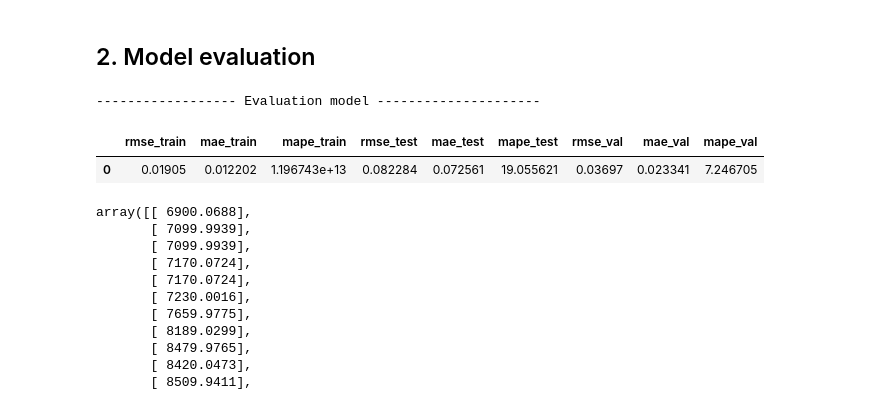
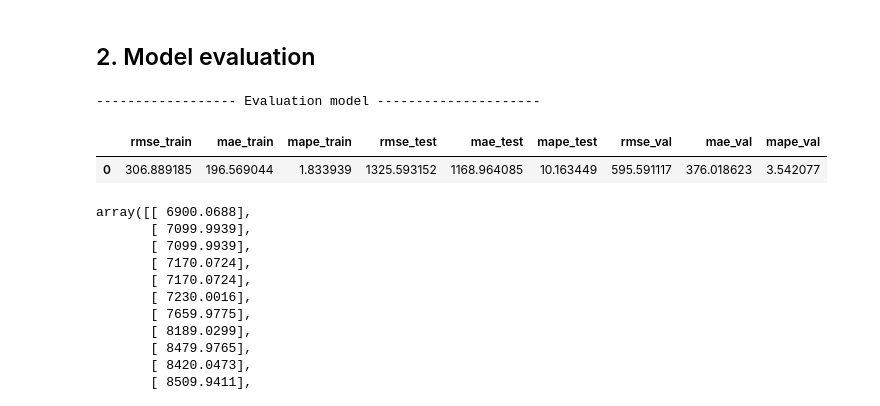
Before and after one commit to cawfee4/IS403_O22_HTCL_8, a Jupyter notebook: Model/ARIMA/ARIMA_ITD_622.ipynb, the cells around one changed output. Cells and saved outputs as stored; diff of their text form; code cells hidden in the pictures.

```diff
--- a/Model/ARIMA/ARIMA_ITD_622.ipynb
+++ b/Model/ARIMA/ARIMA_ITD_622.ipynb
@@ -258,38 +258,37 @@ y_pred_train = model.predict_in_sample()
 # inverse transform TRAIN (tra ve kieu truoc khi scale)
 pred_train = scaler.inverse_transform(np.array(y_pred_train).reshape(1, -1))
 y_actual_train = scaler.inverse_transform(df_train)
 
 # Dự đoán trên tập kiểm thử
 y_pred_test = model.predict(n_periods=len(df_test))
 # inverse transform TEST (tra ve kieu truoc khi scale)
 pred_test = scaler.inverse_transform(np.array(y_pred_test).reshape(1, -1))
 y_actual_test = scaler.inverse_transform(df_test)
 
 # cap nhat model voi tap test
 model.update(df_test)
 
 # Du doan tren tap validation
 y_pred_val = model.predict(n_periods=len(df_val))
 # inverse transform VAL
 pred_val = scaler.inverse_transform(np.array(y_pred_val).reshape(1, -1))
 y_actual_val = scaler.inverse_transform(df_val)
 
-
-metrics_df = evaluate(metrics_df, "train", df_train.close.values, y_pred_train.squeeze())
-metrics_df = evaluate(metrics_df, "test", df_test.close.values, y_pred_test.squeeze())
-metrics_df = evaluate(metrics_df, "val", df_val.close.values, y_pred_val.squeeze())
+metrics_df = evaluate(metrics_df, "train", y_actual_train, pred_train.squeeze())
+metrics_df = evaluate(metrics_df, "test", y_actual_test, pred_test.squeeze())
+metrics_df = evaluate(metrics_df, "val", y_actual_val, pred_val.squeeze())
 
 metrics_df = pd.DataFrame(metrics_df)
 metrics_folder = f"metrics\{stocks[stock_id]}"
 os.makedirs(metrics_folder, exist_ok=True)
 metrics_df.to_excel(f"{metrics_folder}\ARIMA_{train_test_split[n_split]}.xlsx")
 
 print("------------------ Evaluation model ---------------------")
 metrics_df
 # %% [output]
 ------------------ Evaluation model ---------------------
 |  | rmse_train | mae_train | mape_train | rmse_test | mae_test | mape_test | rmse_val | mae_val | mape_val |
-| 0 | 0.01905 | 0.012202 | 1.196743e+13 | 0.082284 | 0.072561 | 19.055621 | 0.03697 | 0.023341 | 7.246705 |
+| 0 | 306.889185 | 196.569044 | 1.833939 | 1325.593152 | 1168.964085 | 10.163449 | 595.591117 | 376.018623 | 3.542077 |
 # %%
 y_actual_train
 # %% [output]
```
Also changed, not shown: parts of 3 cells of this notebook, 8 other files.
